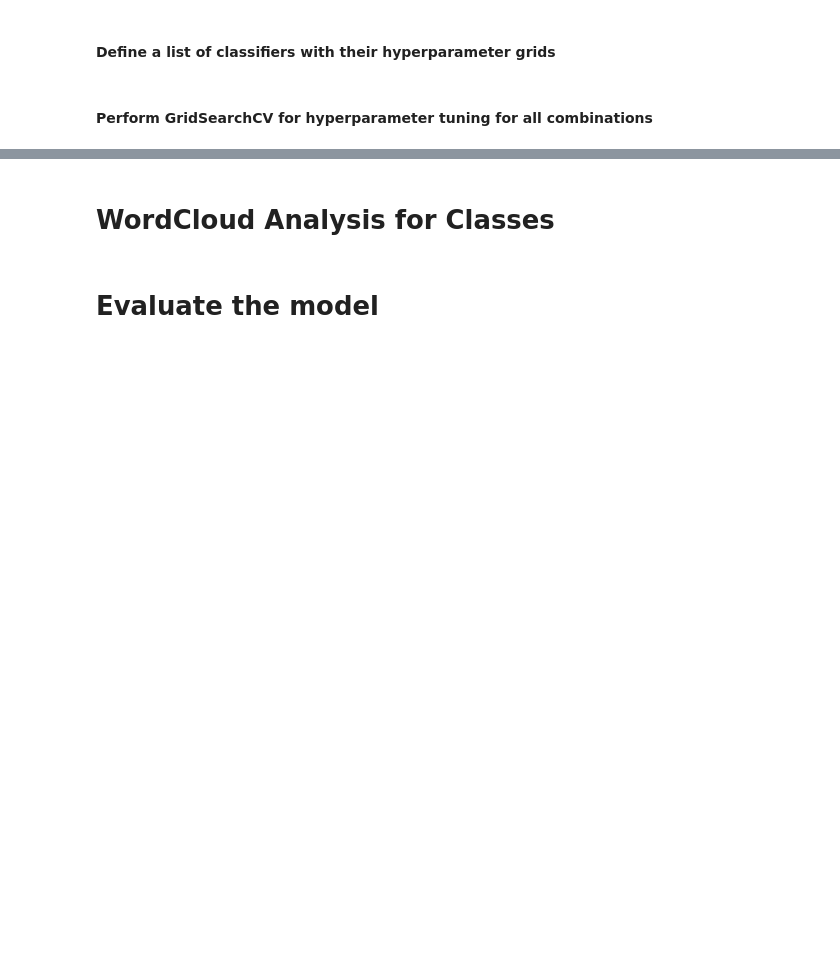
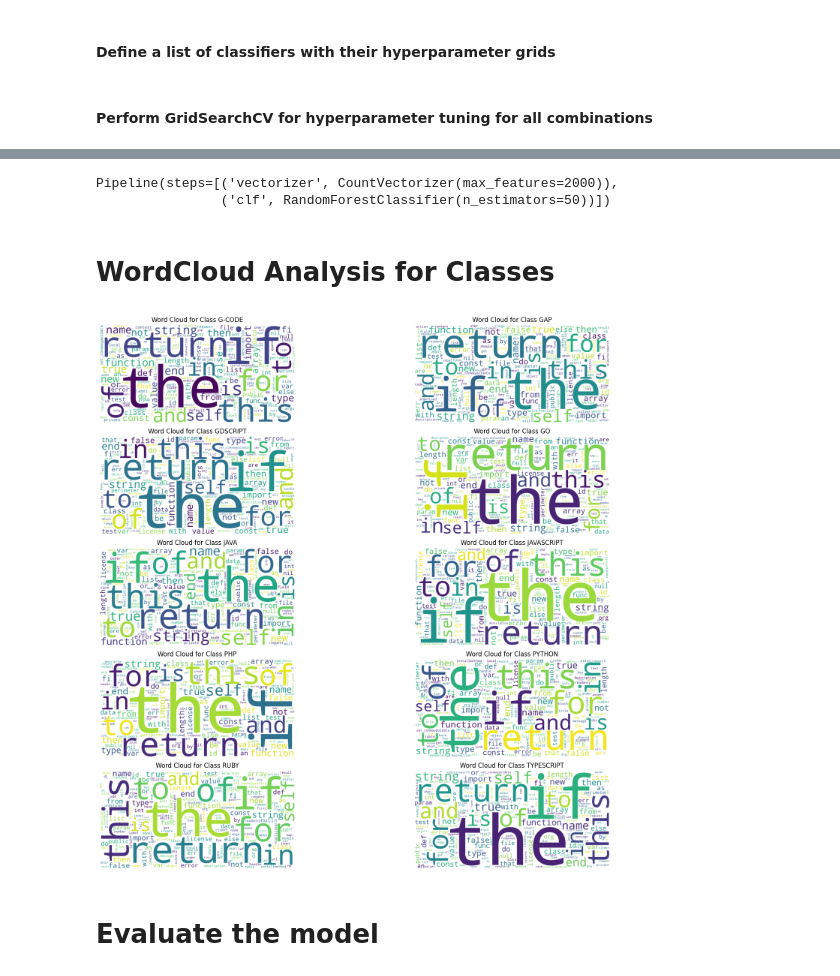
Before and after one commit to kiranbaby14/Analysis-of-GAP-programming-practices-on-GitHub, a Jupyter notebook: notebooks/ML_modified_model.ipynb, the cells around one changed output, grey strips where cells are left out. Drawn from its saved outputs; the diff is of its cells as text; code cells hidden in the pictures; blank space fills up the shorter version.

```diff
--- a/notebooks/ML_modified_model.ipynb
+++ b/notebooks/ML_modified_model.ipynb
@@ -360,8 +364,12 @@ for vectorizer, vectorizer_params in vectorizers:
                                    param_grid=param_grid,
                                    cv=5,
                                    scoring=make_scorer(f1_score, average='weighted'),
-                                   n_jobs=-1  # Use multiple cores for faster computation if available
-        ))
+
+
+
+#                                    n_jobs=multiprocessing.cpu_count(),
+                                   verbose=1  # Provide progress updates
+        )
         grid_search.fit(X_train, y_train)
 
         # Evaluate the model on the validation set
@@ -386,4 +412,7 @@ for vectorizer, vectorizer_params in vectorizers:
 # %%
 best_model
+# %% [output]
+Pipeline(steps=[('vectorizer', CountVectorizer(max_features=2000)),
+                ('clf', RandomForestClassifier(n_estimators=50))])
 # %% [markdown]
 # WordCloud Analysis for Classes
@@ -438,3 +452,38 @@ for label in unique_classes:
+# %%
+# Generate Word Clouds
+wordcloud = WordCloud(width=1000, height=500, background_color='white')
+
+# Calculate the number of unique classes
+num_classes = len(unique_classes)
+
+# Create subplots with two columns
+num_cols = 2
+num_rows = (num_classes + num_cols - 1) // num_cols  # Calculate the number of rows needed
+
+# Create subplots
+fig, axes = plt.subplots(num_rows, num_cols, figsize=(20, 15))
+
+# Flatten the axes if needed
+if num_rows > 1:
+    axes = axes.flatten()
+
+# Iterate over unique classes and create word clouds
+for idx, label in enumerate(unique_classes):
+    # Combine all BoW vectors for the current class
+    word_frequencies = class_bow_data[label]
+
+    # Plot the word cloud in the appropriate subplot
+    ax = axes[idx]
+    wordcloud.generate_from_frequencies(word_frequencies)
+    ax.imshow(wordcloud, interpolation='bilinear')
+    ax.set_title(f'Word Cloud for Class {label}')
+    ax.axis('off')
+
+# Adjust layout to avoid overlapping
+plt.tight_layout()
+plt.show()
+# %% [output]
+[figure, added]
 # %% [markdown]
 # Evaluate the model
 # %% [markdown]
```
Also changed, not shown: parts of 25 cells of this notebook, 2 other files.
